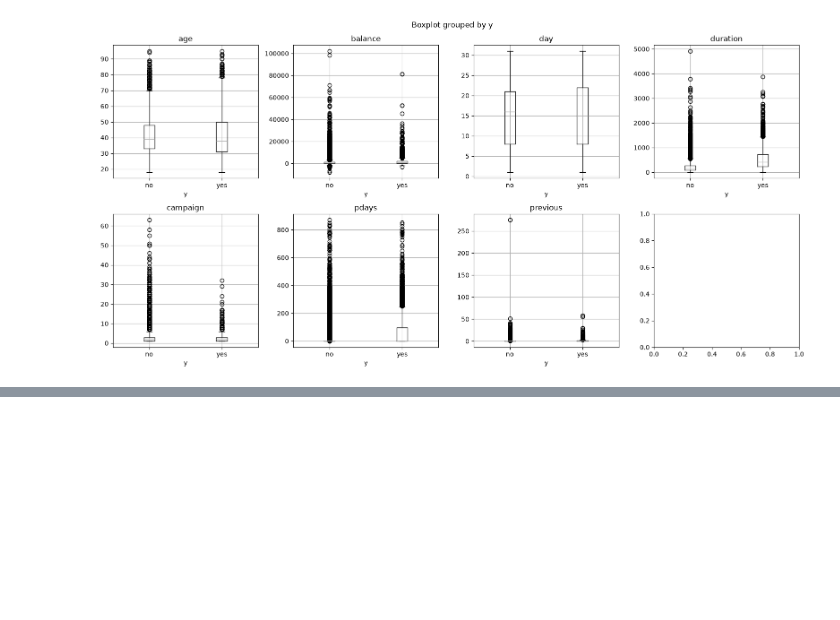
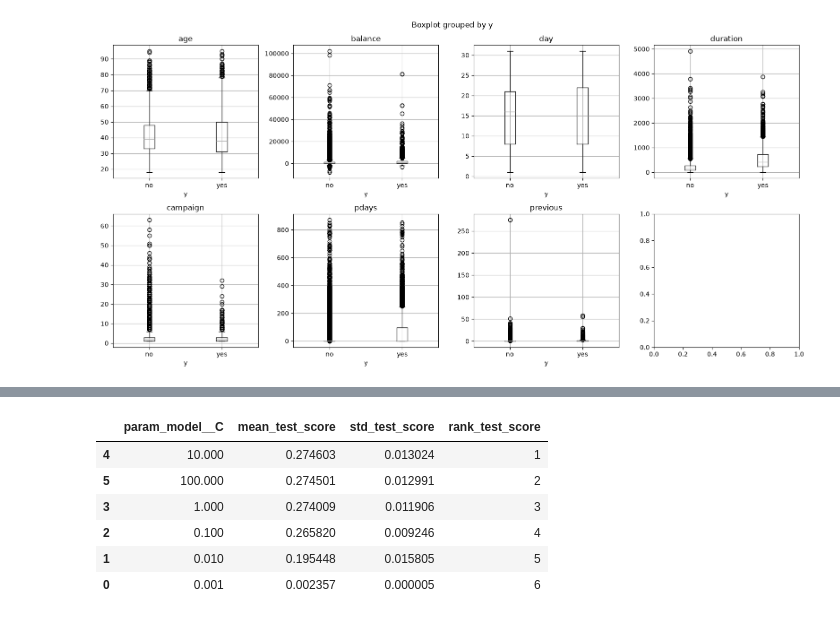
Before and after one commit to Ahsan-ops102/Bank-Marketing-ML, a Jupyter notebook: Bank Marketing ML/Bank.ipynb, the cells around one changed output, grey strips where cells are left out. Cells and saved outputs as stored; diff of their text form; code cells hidden in the pictures; blank space fills up the shorter version.

```diff
--- a/Bank Marketing ML/Bank.ipynb
+++ b/Bank Marketing ML/Bank.ipynb
@@ -172,0 +503,15 @@ plt.show()
+# %%
+from sklearn.compose import ColumnTransformer
+from sklearn.preprocessing import StandardScaler, OneHotEncoder
+
+preprocessor = ColumnTransformer(
+    transformers=[
+        ("num", StandardScaler(), numeric_cols),
+        (
+            "cat",
+            OneHotEncoder(drop="first", handle_unknown="ignore"),
+            categorical_cols
+        )
+    ],
+    remainder="passthrough"
+)
@@ -172,0 +657,19 @@ plt.show()
+# %%
+from sklearn.model_selection import GridSearchCV
+
+grid_param_pipeline = {
+    "model__C": [0.001, 0.01, 0.1, 1, 10, 100]
+}
+
+grid_pipeline = GridSearchCV(
+    lr_pipeline,
+    grid_param_pipeline,
+    cv=skf,
+    scoring="f1",
+    n_jobs=-1
+)
+
+grid_pipeline.fit(X_train_raw, y_train)
+
+print("Best C:", grid_pipeline.best_params_)
+print("Best F1:", grid_pipeline.best_score_)
@@ -172,0 +752,19 @@ plt.show()
+# %%
+grid_results = pd.DataFrame(grid_pipeline.cv_results_)
+
+grid_results[
+    [
+        "param_model__C",
+        "mean_test_score",
+        "std_test_score",
+        "rank_test_score"
+    ]
+].sort_values("rank_test_score")
+# %% [output]
+|  | param_model__C | mean_test_score | std_test_score | rank_test_score |
+| 4 | 10.000 | 0.274603 | 0.013024 | 1 |
+| 5 | 100.000 | 0.274501 | 0.012991 | 2 |
+| 3 | 1.000 | 0.274009 | 0.011906 | 3 |
+| 2 | 0.100 | 0.265820 | 0.009246 | 4 |
+| 1 | 0.010 | 0.195448 | 0.015805 | 5 |
+| 0 | 0.001 | 0.002357 | 0.000005 | 6 |
```
Also changed, not shown: parts of 57 cells of this notebook, 1 other file.
